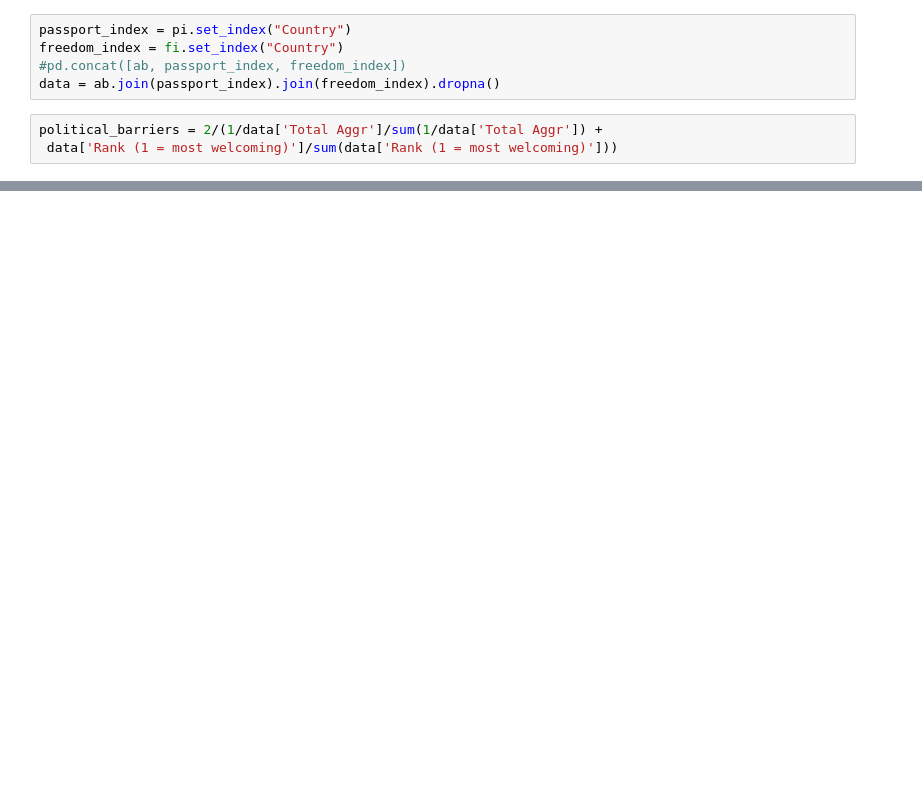
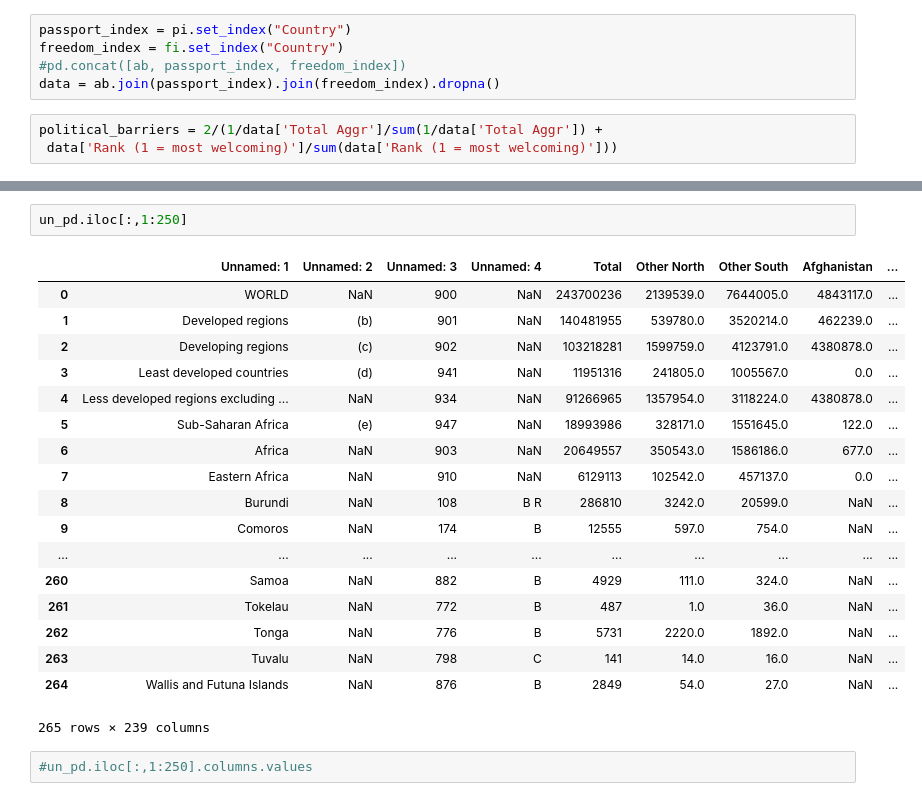
Before and after one commit to crcresearch/GOS, a Jupyter notebook: examples/multiscale-migration/Multiscale Migration Model.ipynb, the cells around one changed output, grey strips where cells are left out. Drawn from its saved outputs; the diff is of its cells as text; blank space fills up the shorter version.

```diff
--- a/examples/multiscale-migration/Multiscale Migration Model.ipynb
+++ b/examples/multiscale-migration/Multiscale Migration Model.ipynb
@@ -180,0 +215,23 @@ dtype: float64
+# %%
+un_pd.iloc[:,1:250]
+# %% [output]
+|  | Unnamed: 1 | Unnamed: 2 | Unnamed: 3 | Unnamed: 4 | Total | Other North | Other South | Afghanistan | ... |
+| 0 | WORLD | NaN | 900 | NaN | 243700236 | 2139539.0 | 7644005.0 | 4843117.0 | ... |
+| 1 | Developed regions | (b) | 901 | NaN | 140481955 | 539780.0 | 3520214.0 | 462239.0 | ... |
+| 2 | Developing regions | (c) | 902 | NaN | 103218281 | 1599759.0 | 4123791.0 | 4380878.0 | ... |
+| 3 | Least developed countries | (d) | 941 | NaN | 11951316 | 241805.0 | 1005567.0 | 0.0 | ... |
+| 4 | Less developed regions excluding ... | NaN | 934 | NaN | 91266965 | 1357954.0 | 3118224.0 | 4380878.0 | ... |
+| 5 | Sub-Saharan Africa | (e) | 947 | NaN | 18993986 | 328171.0 | 1551645.0 | 122.0 | ... |
+| 6 | Africa | NaN | 903 | NaN | 20649557 | 350543.0 | 1586186.0 | 677.0 | ... |
+| 7 | Eastern Africa | NaN | 910 | NaN | 6129113 | 102542.0 | 457137.0 | 0.0 | ... |
+| 8 | Burundi | NaN | 108 | B R | 286810 | 3242.0 | 20599.0 | NaN | ... |
+| 9 | Comoros | NaN | 174 | B | 12555 | 597.0 | 754.0 | NaN | ... |
+| ... | ... | ... | ... | ... | ... | ... | ... | ... | ... |
+| 260 | Samoa | NaN | 882 | B | 4929 | 111.0 | 324.0 | NaN | ... |
+| 261 | Tokelau | NaN | 772 | B | 487 | 1.0 | 36.0 | NaN | ... |
+| 262 | Tonga | NaN | 776 | B | 5731 | 2220.0 | 1892.0 | NaN | ... |
+| 263 | Tuvalu | NaN | 798 | C | 141 | 14.0 | 16.0 | NaN | ... |
+| 264 | Wallis and Futuna Islands | NaN | 876 | B | 2849 | 54.0 | 27.0 | NaN | ... |
+265 rows × 239 columns
+# %%
+#un_pd.iloc[:,1:250].columns.values
```
Also changed, not shown: parts of 23 cells of this notebook, 1 other file.
